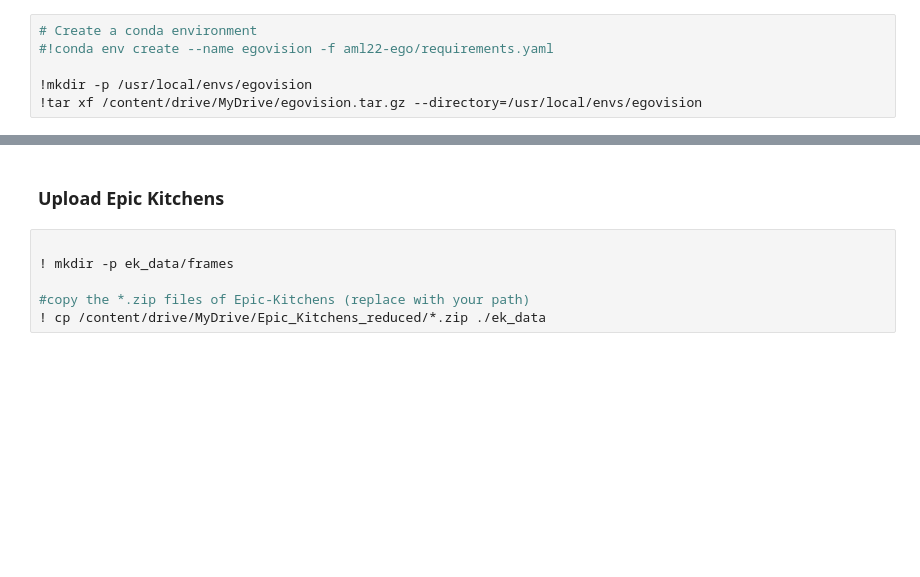
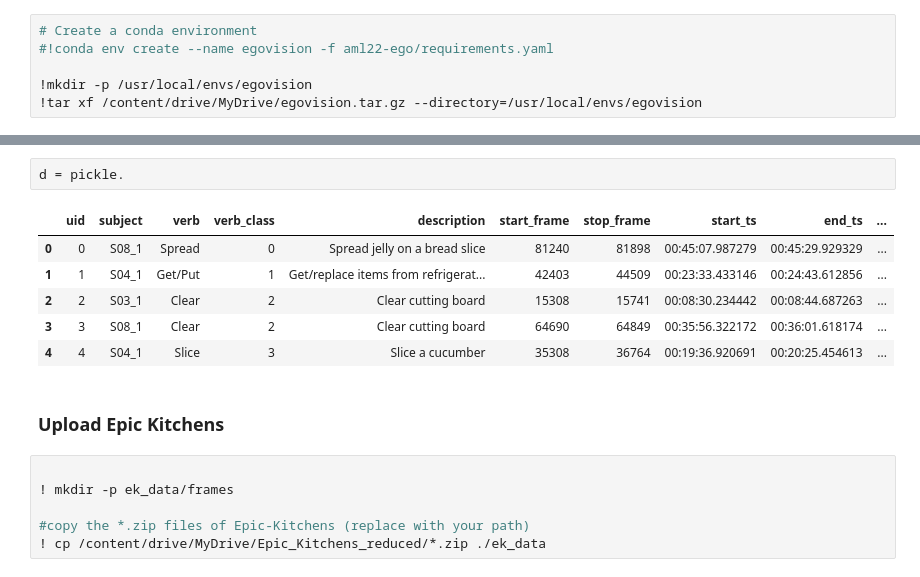
Before and after one commit to gabbiurlaro/aml22-ego, a Jupyter notebook: My__colab_runner.ipynb, the cells around one changed output, grey strips where cells are left out. Drawn from its saved outputs; the diff is of its cells as text; blank space fills up the shorter version.

```diff
--- a/My__colab_runner.ipynb
+++ b/My__colab_runner.ipynb
@@ -34,3 +82,12 @@ WARNING: Running pip as the 'root' user can result in broken permissions and con
+# %%
+d = pickle.
+# %% [output]
+|  | uid | subject | verb | verb_class | description | start_frame | stop_frame | start_ts | end_ts | ... |
+| 0 | 0 | S08_1 | Spread | 0 | Spread jelly on a bread slice | 81240 | 81898 | 00:45:07.987279 | 00:45:29.929329 | ... |
+| 1 | 1 | S04_1 | Get/Put | 1 | Get/replace items from refrigerat... | 42403 | 44509 | 00:23:33.433146 | 00:24:43.612856 | ... |
+| 2 | 2 | S03_1 | Clear | 2 | Clear cutting board | 15308 | 15741 | 00:08:30.234442 | 00:08:44.687263 | ... |
+| 3 | 3 | S08_1 | Clear | 2 | Clear cutting board | 64690 | 64849 | 00:35:56.322172 | 00:36:01.618174 | ... |
+| 4 | 4 | S04_1 | Slice | 3 | Slice a cucumber | 35308 | 36764 | 00:19:36.920691 | 00:20:25.454613 | ... |
 # %% [markdown]
 ### Upload Epic Kitchens
 # %%
```
Also changed, not shown: parts of 15 cells of this notebook.
